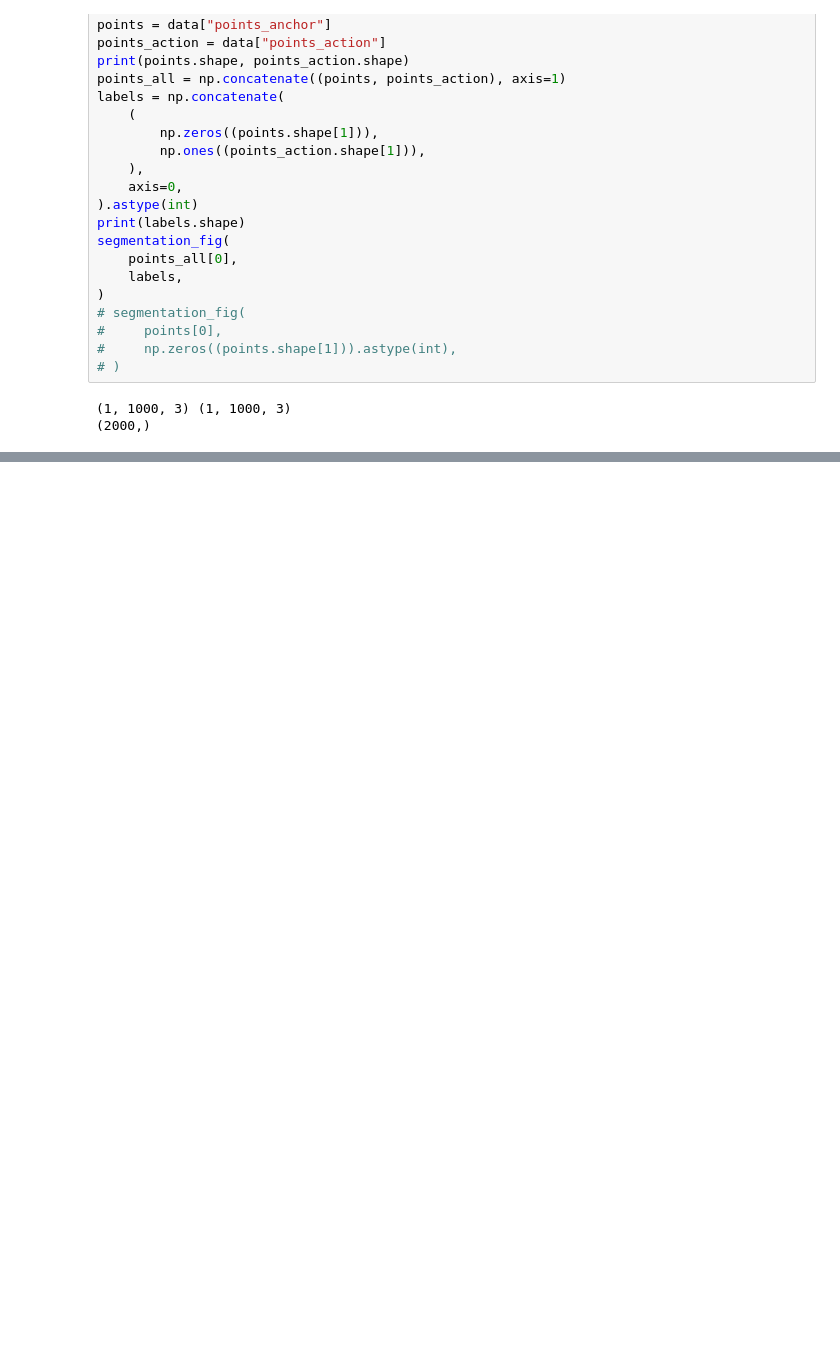
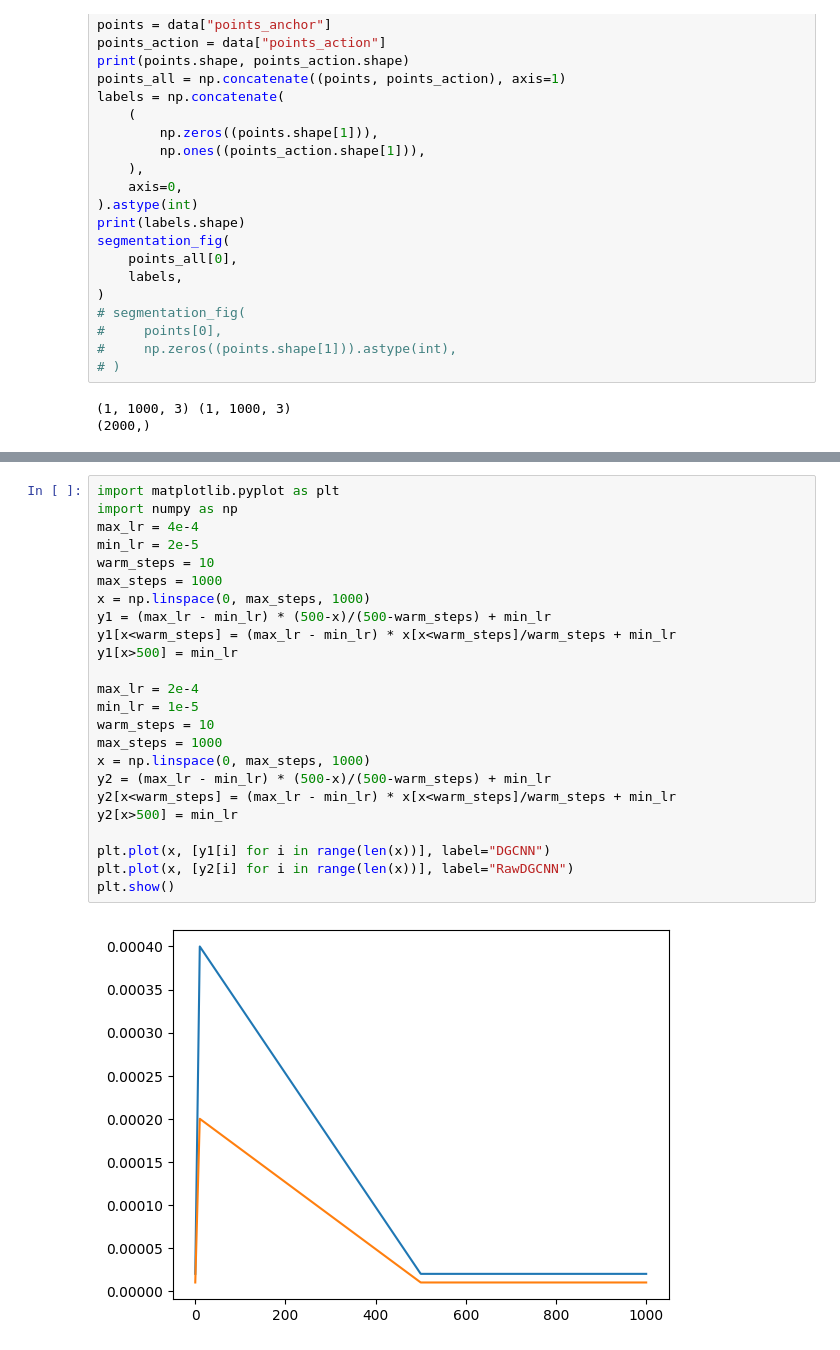
Before and after one commit to KuanHYan/eqso3_taxpose, a Jupyter notebook: notebooks/custom_dataset_vis.ipynb, the cells around one changed output, grey strips where cells are left out. Cells and saved outputs as stored; diff of their text form; blank space fills up the shorter version.

```diff
--- a/notebooks/custom_dataset_vis.ipynb
+++ b/notebooks/custom_dataset_vis.ipynb
@@ -172,0 +266,26 @@ segmentation_fig(
+# %%
+import matplotlib.pyplot as plt
+import numpy as np
+max_lr = 4e-4
+min_lr = 2e-5
+warm_steps = 10
+max_steps = 1000
+x = np.linspace(0, max_steps, 1000)
+y1 = (max_lr - min_lr) * (500-x)/(500-warm_steps) + min_lr
+y1[x<warm_steps] = (max_lr - min_lr) * x[x<warm_steps]/warm_steps + min_lr
+y1[x>500] = min_lr
+
+max_lr = 2e-4
+min_lr = 1e-5
+warm_steps = 10
+max_steps = 1000
+x = np.linspace(0, max_steps, 1000)
+y2 = (max_lr - min_lr) * (500-x)/(500-warm_steps) + min_lr
+y2[x<warm_steps] = (max_lr - min_lr) * x[x<warm_steps]/warm_steps + min_lr
+y2[x>500] = min_lr
+
+plt.plot(x, [y1[i] for i in range(len(x))], label="DGCNN")
+plt.plot(x, [y2[i] for i in range(len(x))], label="RawDGCNN")
+plt.show()
+# %% [output]
+[figure, added]
```
Also changed, not shown: parts of 4 cells of this notebook, 27 other files.
